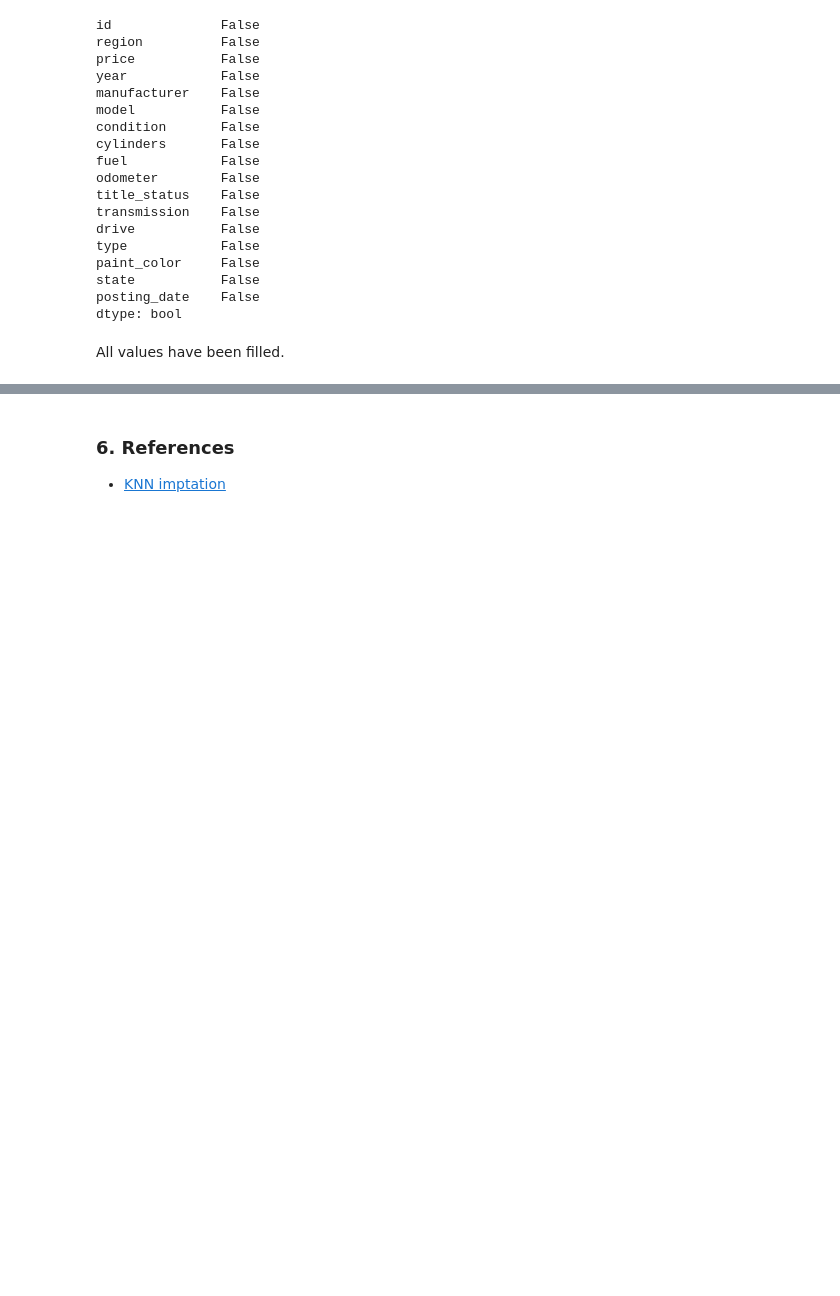
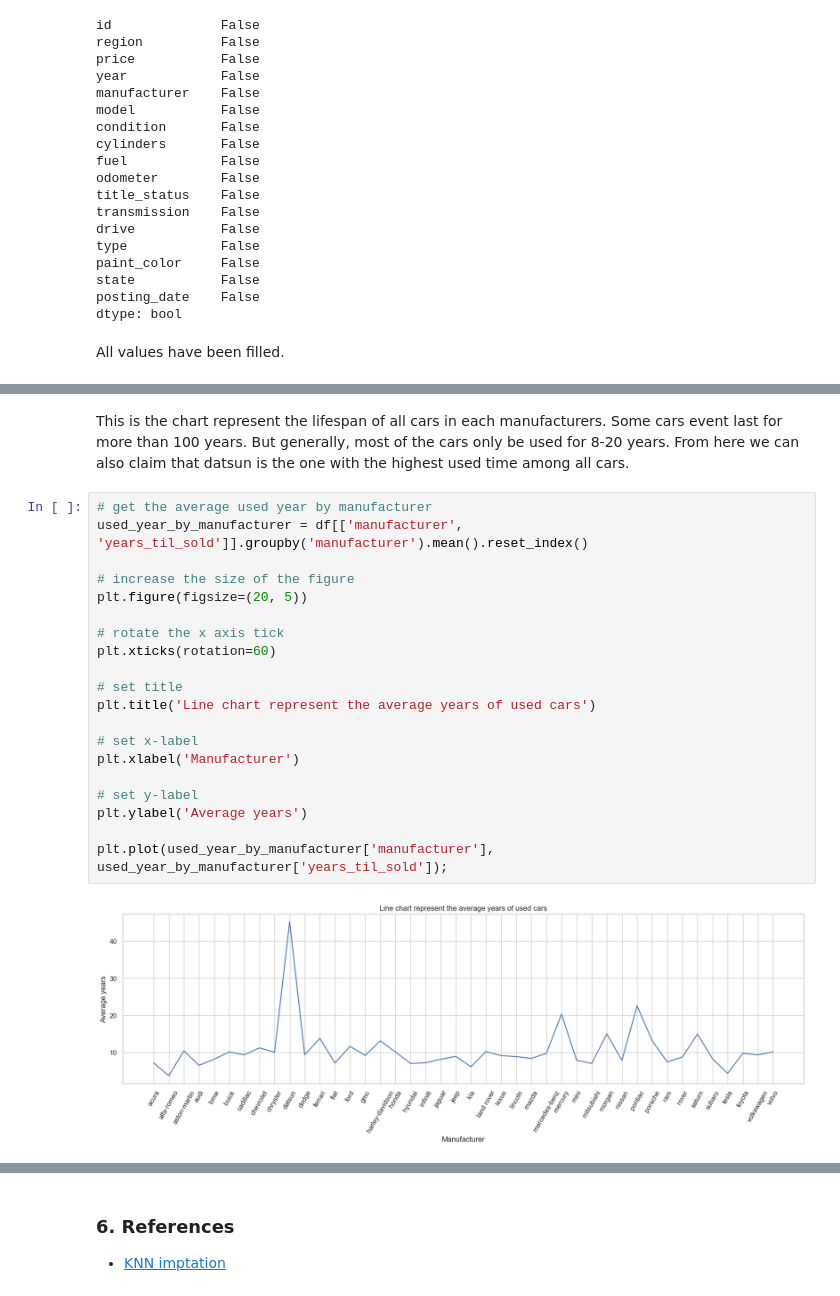
Before and after one commit to Chien-VuMinh/Used-Cars, a Jupyter notebook: Used Cars.ipynb, the cells around one changed output, grey strips where cells are left out. Saved outputs shown, nothing was run; the diff lists cells and outputs as text; blank space fills up the shorter version.

```diff
--- a/Used Cars.ipynb
+++ b/Used Cars.ipynb
@@ -561,0 +594,24 @@ All values have been filled.
+# %% [markdown]
+This is the chart represent the lifespan of all cars in each manufacturers. Some cars event last for more than 100 years. But generally, most of the cars only be used for 8-20 years. From here we can also claim that datsun is the one with the highest used time among all cars.
+# %%
+# get the average used year by manufacturer
+used_year_by_manufacturer = df[['manufacturer', 'years_til_sold']].groupby('manufacturer').mean().reset_index()
+
+# increase the size of the figure
+plt.figure(figsize=(20, 5))
+
+# rotate the x axis tick
+plt.xticks(rotation=60)
+
+# set title
+plt.title('Line chart represent the average years of used cars')
+
+# set x-label
+plt.xlabel('Manufacturer')
+
+# set y-label
+plt.ylabel('Average years')
+
+plt.plot(used_year_by_manufacturer['manufacturer'], used_year_by_manufacturer['years_til_sold']);
+# %% [output]
+[figure, added]
```
Also changed, not shown: parts of 25 cells of this notebook.
